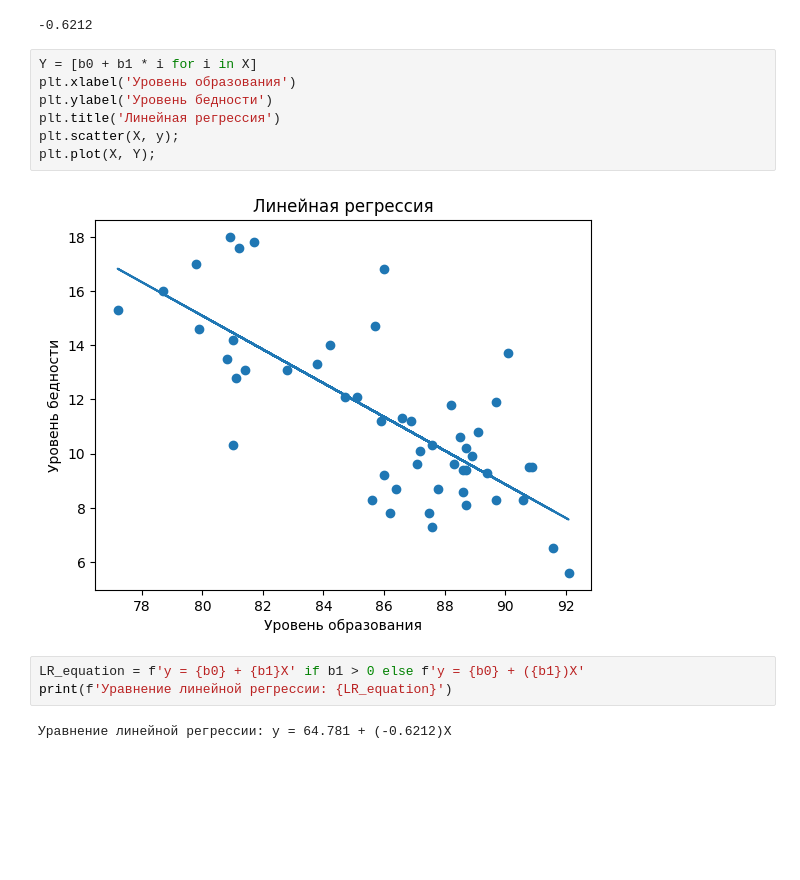
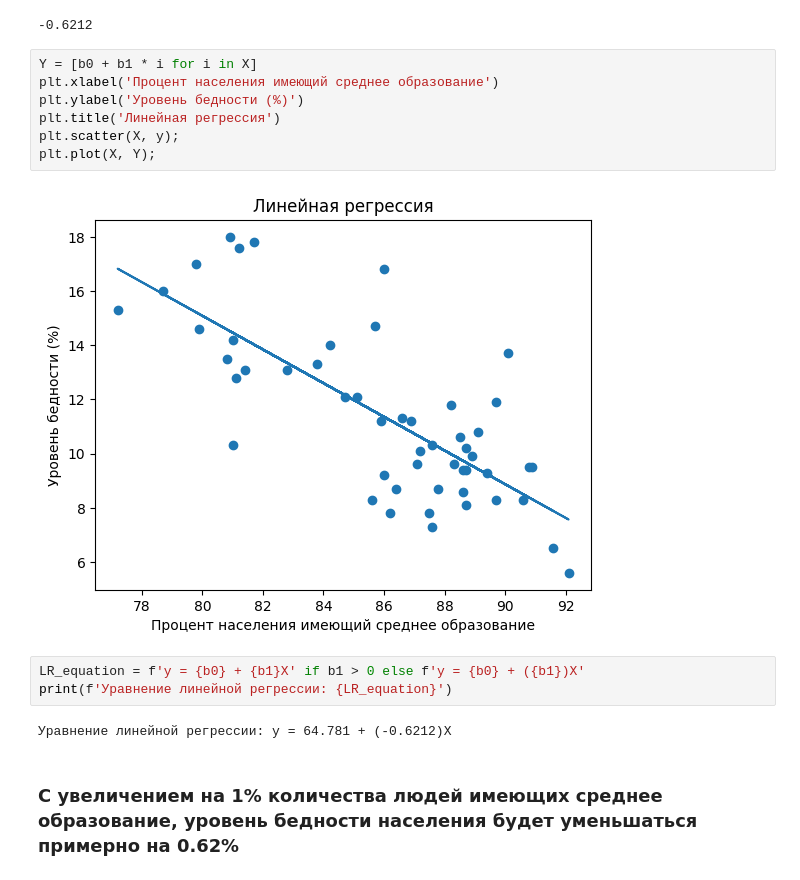
Before and after one commit to Ultraluxe25/Karpov_Statistics_part_1, a Jupyter notebook: код/Linear Regression (Karpov statistics part 1).ipynb, the cells around one changed output. Drawn from its saved outputs; the diff is of its cells as text; blank space fills up the shorter version.

```diff
--- a/код/Linear Regression (Karpov statistics part 1).ipynb
+++ b/код/Linear Regression (Karpov statistics part 1).ipynb
@@ -74,15 +74,17 @@ b1
 -0.6212
 # %%
 Y = [b0 + b1 * i for i in X]
-plt.xlabel('Уровень образования')
-plt.ylabel('Уровень бедности')
+plt.xlabel('Процент населения имеющий среднее образование')
+plt.ylabel('Уровень бедности (%)')
 plt.title('Линейная регрессия')
 plt.scatter(X, y);
 plt.plot(X, Y);
 # %% [output]
-[figure, old version]
+[figure, new version]
 # %%
 LR_equation = f'y = {b0} + {b1}X' if b1 > 0 else f'y = {b0} + ({b1})X'
 print(f'Уравнение линейной регрессии: {LR_equation}')
 # %% [output]
 Уравнение линейной регрессии: y = 64.781 + (-0.6212)X
+# %% [markdown]
+### С увеличением на 1% количества людей имеющих среднее образование, уровень бедности населения будет уменьшаться примерно на 0.62%
```
